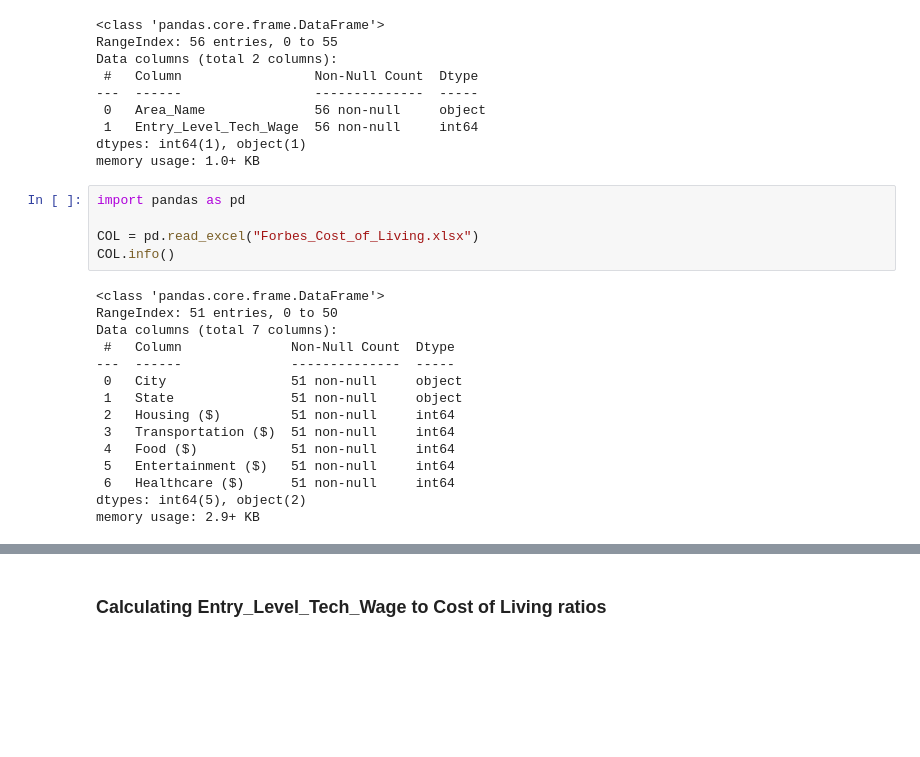
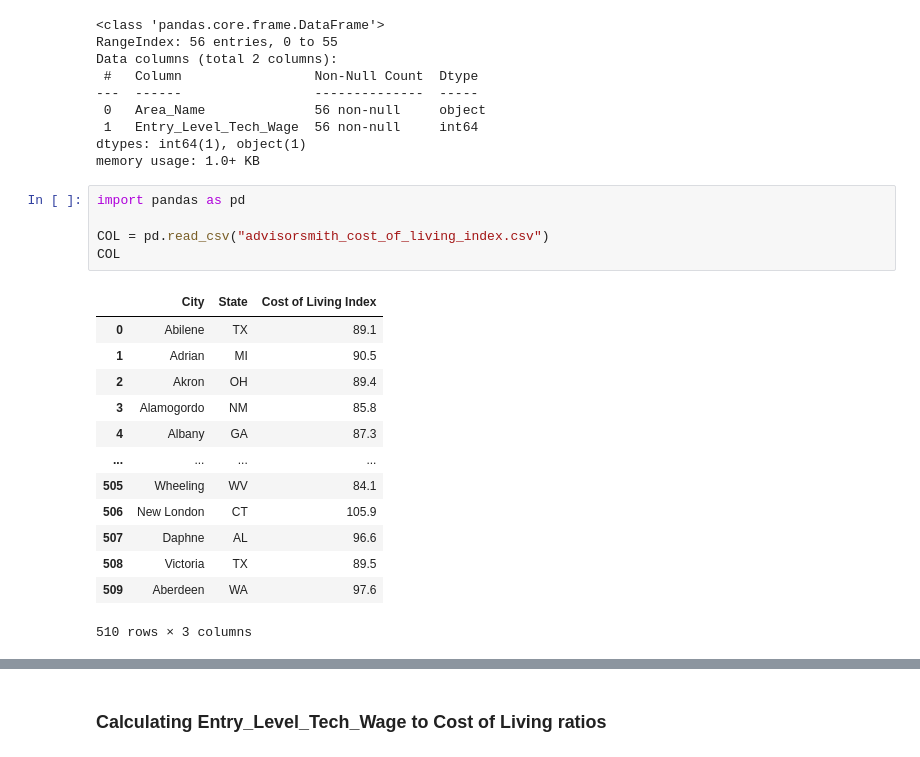
Before and after one commit to Makster04/Phase_3_Project, a Jupyter notebook: Notebook.ipynb, the cells around one changed output, grey strips where cells are left out. Cells and saved outputs as stored; diff of their text form; blank space fills up the shorter version.

```diff
--- a/Notebook.ipynb
+++ b/Notebook.ipynb
@@ -230,23 +294,22 @@ memory usage: 1.0+ KB
 # %%
 import pandas as pd
 
-COL = pd.read_excel("Forbes_Cost_of_Living.xlsx")
-COL.info()
+COL = pd.read_csv("advisorsmith_cost_of_living_index.csv")
+COL
 # %% [output]
+|  | City | State | Cost of Living Index |
+| 0 | Abilene | TX | 89.1 |
+| 1 | Adrian | MI | 90.5 |
+| 2 | Akron | OH | 89.4 |
+| 3 | Alamogordo | NM | 85.8 |
+| 4 | Albany | GA | 87.3 |
+| ... | ... | ... | ... |
+| 505 | Wheeling | WV | 84.1 |
+| 506 | New London | CT | 105.9 |
+| 507 | Daphne | AL | 96.6 |
+| 508 | Victoria | TX | 89.5 |
+| 509 | Aberdeen | WA | 97.6 |
-<class 'pandas.core.frame.DataFrame'>
-RangeIndex: 51 entries, 0 to 50
-Data columns (total 7 columns):
- #   Column              Non-Null Count  Dtype
----  ------              --------------  -----
- 0   City                51 non-null     object
- 1   State               51 non-null     object
- 2   Housing ($)         51 non-null     int64
- 3   Transportation ($)  51 non-null     int64
- 4   Food ($)            51 non-null     int64
- 5   Entertainment ($)   51 non-null     int64
- 6   Healthcare ($)      51 non-null     int64
-dtypes: int64(5), object(2)
-memory usage: 2.9+ KB
+510 rows × 3 columns
 # %%
 import pandas as pd
 
```
Also changed, not shown: parts of 13 cells of this notebook, 10 other files.
